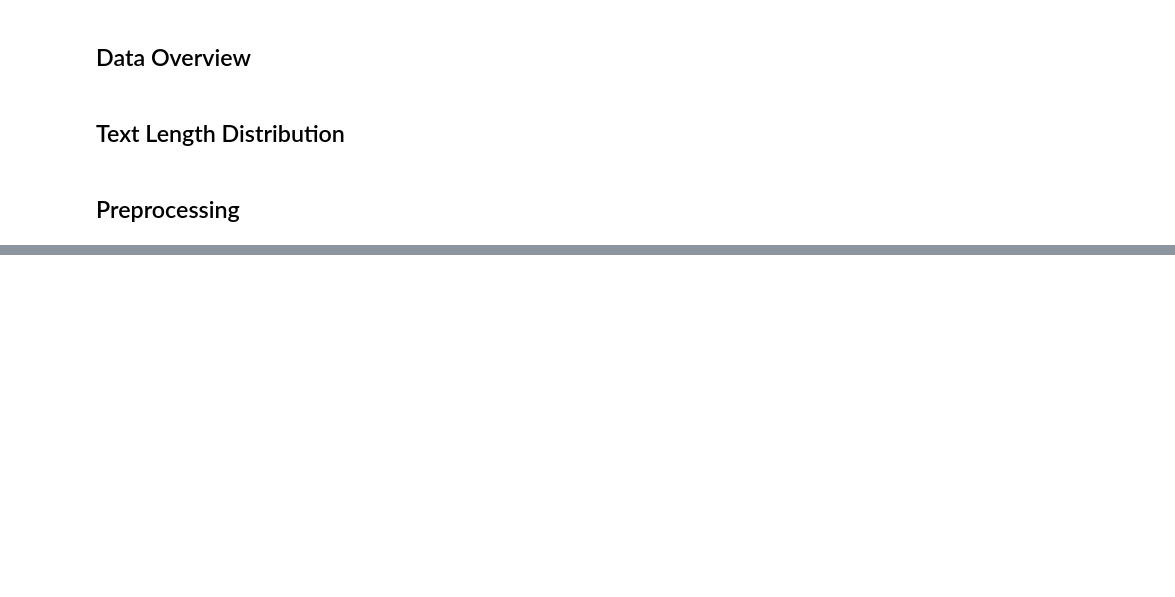
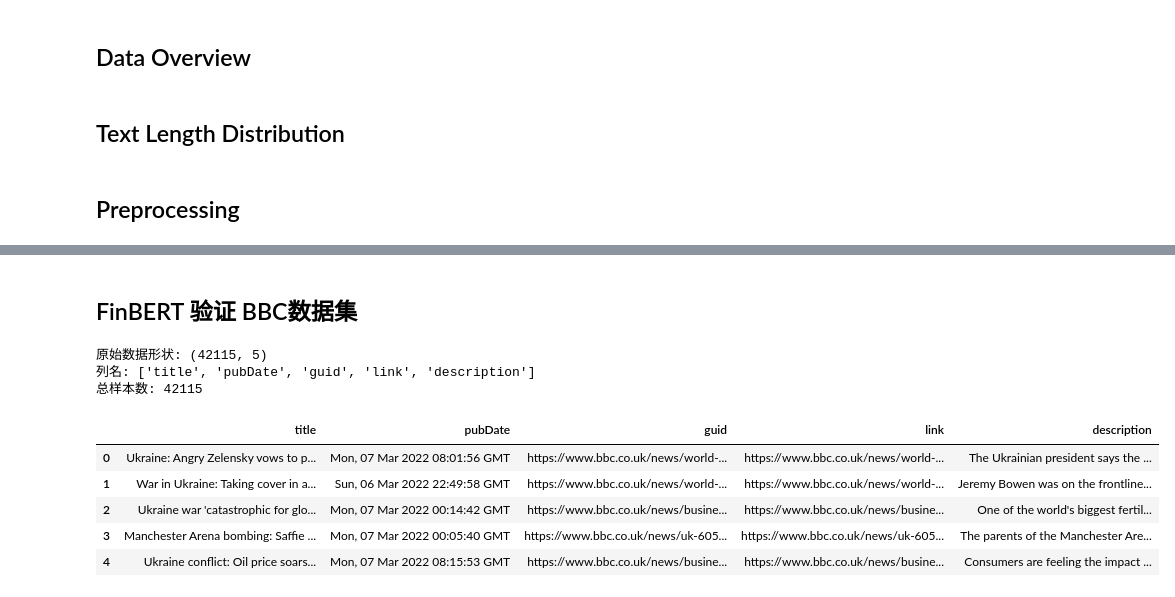
Before and after one commit to ChristinaXinny/Emotion-Multiagent, a Jupyter notebook: notebooks/01_data_exploration.ipynb, the cells around one changed output, grey strips where cells are left out. Cells and saved outputs as stored; diff of their text form; code cells hidden in the pictures; blank space fills up the shorter version.

```diff
--- a/notebooks/01_data_exploration.ipynb
+++ b/notebooks/01_data_exploration.ipynb
@@ -73,0 +446,19 @@ df_clean.head()
+# %% [markdown]
+## FinBERT 验证 BBC数据集
+# %%
+df = pd.read_csv("02_A_finbert/bbc_data/bbc_news.csv")
+
+print(f"原始数据形状: {df.shape}")
+print(f"列名: {df.columns.tolist()}")
+print(f"总样本数: {len(df)}")
+df.head(5)
+# %% [output]
+原始数据形状: (42115, 5)
+列名: ['title', 'pubDate', 'guid', 'link', 'description']
+总样本数: 42115
+|  | title | pubDate | guid | link | description |
+| 0 | Ukraine: Angry Zelensky vows to p... | Mon, 07 Mar 2022 08:01:56 GMT | https://www.bbc.co.uk/news/world-... | https://www.bbc.co.uk/news/world-... | The Ukrainian president says the ... |
+| 1 | War in Ukraine: Taking cover in a... | Sun, 06 Mar 2022 22:49:58 GMT | https://www.bbc.co.uk/news/world-... | https://www.bbc.co.uk/news/world-... | Jeremy Bowen was on the frontline... |
+| 2 | Ukraine war 'catastrophic for glo... | Mon, 07 Mar 2022 00:14:42 GMT | https://www.bbc.co.uk/news/busine... | https://www.bbc.co.uk/news/busine... | One of the world's biggest fertil... |
+| 3 | Manchester Arena bombing: Saffie ... | Mon, 07 Mar 2022 00:05:40 GMT | https://www.bbc.co.uk/news/uk-605... | https://www.bbc.co.uk/news/uk-605... | The parents of the Manchester Are... |
+| 4 | Ukraine conflict: Oil price soars... | Mon, 07 Mar 2022 08:15:53 GMT | https://www.bbc.co.uk/news/busine... | https://www.bbc.co.uk/news/busine... | Consumers are feeling the impact ... |
```
Also changed, not shown: parts of 15 cells of this notebook, 14 other files.
